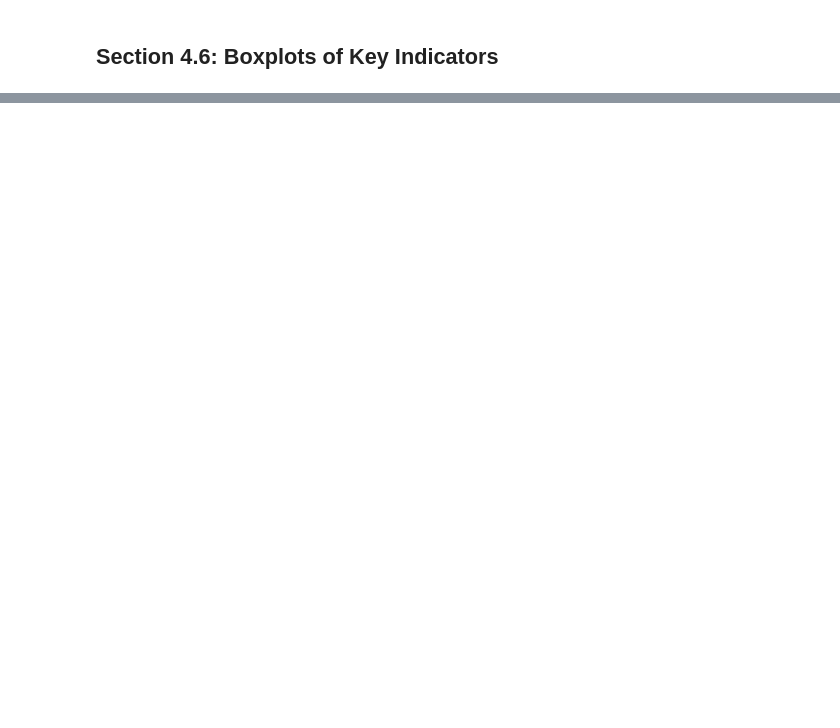
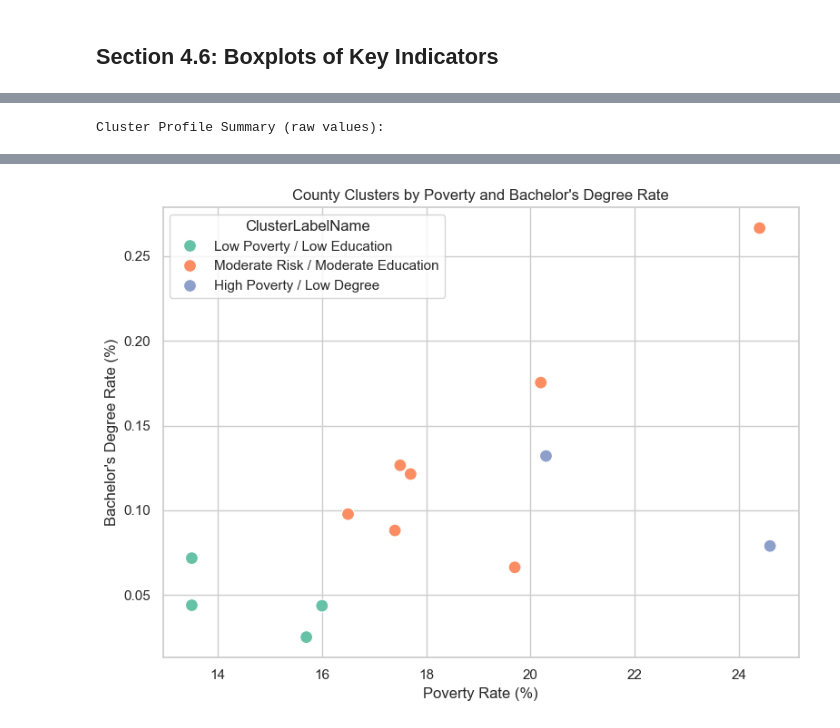
Before and after one commit to JBtallgrass/Ballard-Capstone-proj, a Jupyter notebook: capstone_analyticsv1.ipynb, the cells around one changed output, grey strips where cells are left out. Cells and saved outputs as stored; diff of their text form; code cells hidden in the pictures; blank space fills up the shorter version.

Commit message:
section 5 feature enginnering  work is complete

```diff
--- a/capstone_analyticsv1.ipynb
+++ b/capstone_analyticsv1.ipynb
@@ -858,0 +879,13 @@ for var in percent_vars:
+# %%
+# Section 5.1 – Derived Variables
+
+# Education Gap = HighSchoolGradPct - BachelorsDegreePct
+df_fe['EducationGap'] = df_fe['HighSchoolGradPct'] - df_fe['BachelorsDegreePct']
+
+# Preview the new column
+print("🎓 Education Gap added:")
+display(df_fe[['HighSchoolGradPct', 'BachelorsDegreePct', 'EducationGap']].round(2))
+
+# Save updated dataset (optional, for checkpoints)
+df_fe.to_csv(output_dir / "nca_section5_1_derived.csv")
+logging.info("Section 5.1 complete: Derived variable 'EducationGap' added and saved.")
@@ -858,0 +1170,65 @@ for var in percent_vars:
+# %%
+# Cluster profile summary: raw (non-normalized) values
+cluster_summary = df_fe.groupby('ClusterLabel')[[
+    'BachelorsDegreePct',
+    'HighSchoolGradPct',
+    'PovertyRate',
+    'UnemploymentRate',
+    'EducationGap',
+    'Population',
+    'VulnerabilityScore'
+]].mean().round(2)
+
+print("Cluster Profile Summary (raw values):")
+display(cluster_summary)
+
+# Optional: Save to CSV
+cluster_summary.to_csv(output_dir / "section6_2_cluster_profiles.csv")
+logging.info("Section 6.2: Cluster profile summary saved.")
+
+# Example only – update based on your data!
+cluster_names = {
+    0: "High Poverty / Low Degree",
+    1: "Moderate Risk / Moderate Education",
+    2: "Low Poverty / Low Education"
+}
+
+# Add human-readable cluster label
+df_fe['ClusterLabelName'] = df_fe['ClusterLabel'].map(cluster_names)
+
+# List counties by cluster
+clustered_counties = df_fe.reset_index().groupby('ClusterLabelName')['county'].apply(list)
+
+print("Counties per Cluster:")
+for label, counties in clustered_counties.items():
+    print(f"\n▶ {label} ({len(counties)} counties):")
+    for c in counties:
+        print(f"  - {c.title()}")
+
+        # Save as plain text
+with open(output_dir / "section6_2_counties_per_cluster.txt", "w") as f:
+    for label, counties in clustered_counties.items():
+        f.write(f"{label} ({len(counties)} counties):\n")
+        for c in counties:
+            f.write(f" - {c.title()}\n")
+        f.write("\n")
+
+plt.figure(figsize=(8, 6))
+sns.scatterplot(
+    data=df_fe.reset_index(),
+    x='PovertyRate',
+    y='BachelorsDegreePct',
+    hue='ClusterLabelName',
+    palette='Set2',
+    s=100
+)
+plt.title("County Clusters by Poverty and Bachelor's Degree Rate")
+plt.xlabel("Poverty Rate (%)")
+plt.ylabel("Bachelor's Degree Rate (%)")
+plt.tight_layout()
+
+plt.savefig(image_dir / "section6_2_cluster_scatter_named.png", dpi=300)
+logging.info("Section 6.2 scatterplot with named clusters saved.")
+plt.show()
+# %% [output]
+Cluster Profile Summary (raw values):
@@ -858,0 +1257 @@ for var in percent_vars:
+[figure, added]
```
Also changed, not shown: parts of 33 cells of this notebook, 19 other files.
